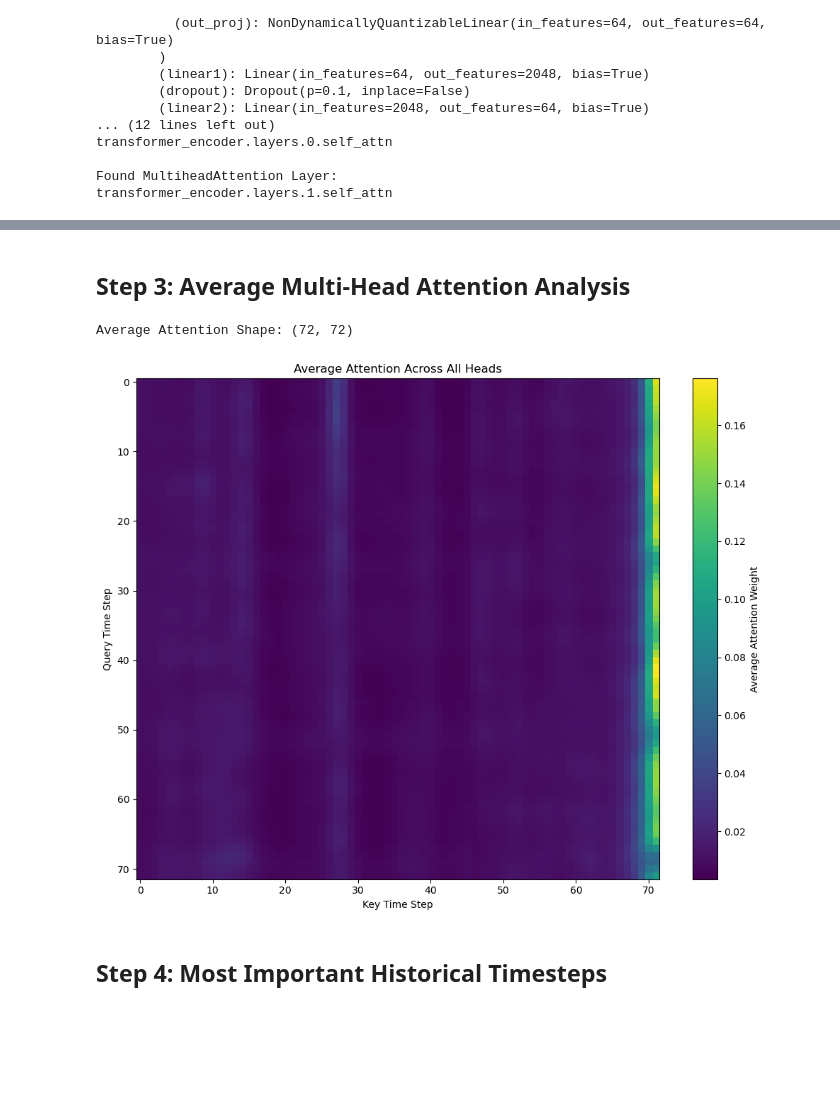
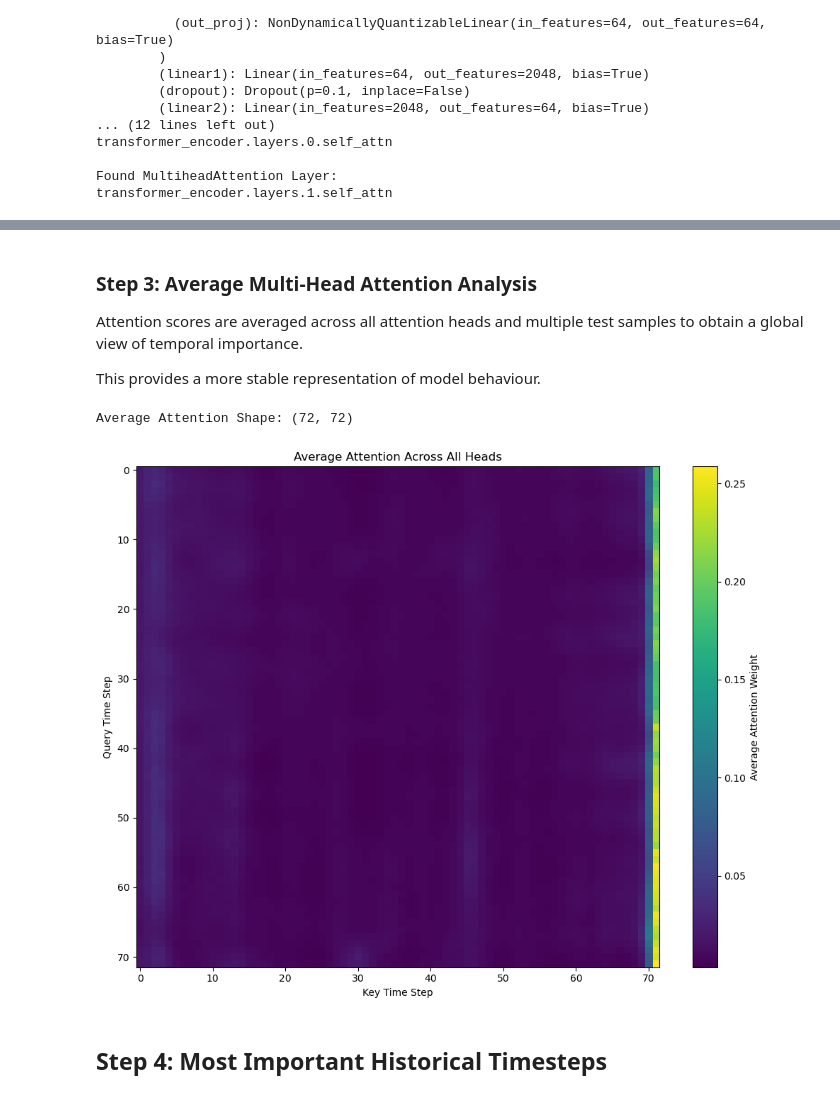
Before and after one commit to nid2709/TSA, a Jupyter notebook: notebooks/Transformer/Transformer_12H_Forecasting.ipynb, the cells around one changed output, grey strips where cells are left out. Cells and saved outputs as stored; diff of their text form; code cells hidden in the pictures; blank space fills up the shorter version.

```diff
--- a/notebooks/Transformer/Transformer_12H_Forecasting.ipynb
+++ b/notebooks/Transformer/Transformer_12H_Forecasting.ipynb
@@ -1051,5 +1078,7 @@ transformer_encoder.layers.1.self_attn
 # %%
-sample_batch = X_test[:1].to(device)
+num_samples = 100
+
+sample_batch = X_test[:num_samples].to(device)
 
 print("Sample shape:", sample_batch.shape)
 
@@ -1121,38 +1154,42 @@ Attention Matrix Shape: (72, 72)
 # %% [markdown]
-## Step 3: Average Multi-Head Attention Analysis
+### Step 3: Average Multi-Head Attention Analysis
+
+Attention scores are averaged across all attention heads and multiple test samples to obtain a global view of temporal importance.
+
+This provides a more stable representation of model behaviour.
 # %%
 # Average across all 4 heads
 avg_attention = (
-    attention_weights[0]
-    .mean(dim=0)
+    attention_weights
+    .mean(dim=(0,1))
     .cpu()
     .numpy()
 )
 
 print("Average Attention Shape:", avg_attention.shape)
 
 plt.figure(figsize=(10, 8))
 
 plt.imshow(
     avg_attention,
     aspect="auto",
     cmap="viridis"
 )
 
 plt.colorbar(label="Average Attention Weight")
 
 plt.title(
     "Average Attention Across All Heads"
 )
 
 plt.xlabel("Key Time Step")
 plt.ylabel("Query Time Step")
 
 plt.tight_layout()
 plt.show()
 # %% [output]
 Average Attention Shape: (72, 72)
-[figure, old version]
+[figure, new version]
 # %% [markdown]
 ## Step 4: Most Important Historical Timesteps
 # %%
```
Also changed, not shown: parts of 50 cells of this notebook, 4 other files.
